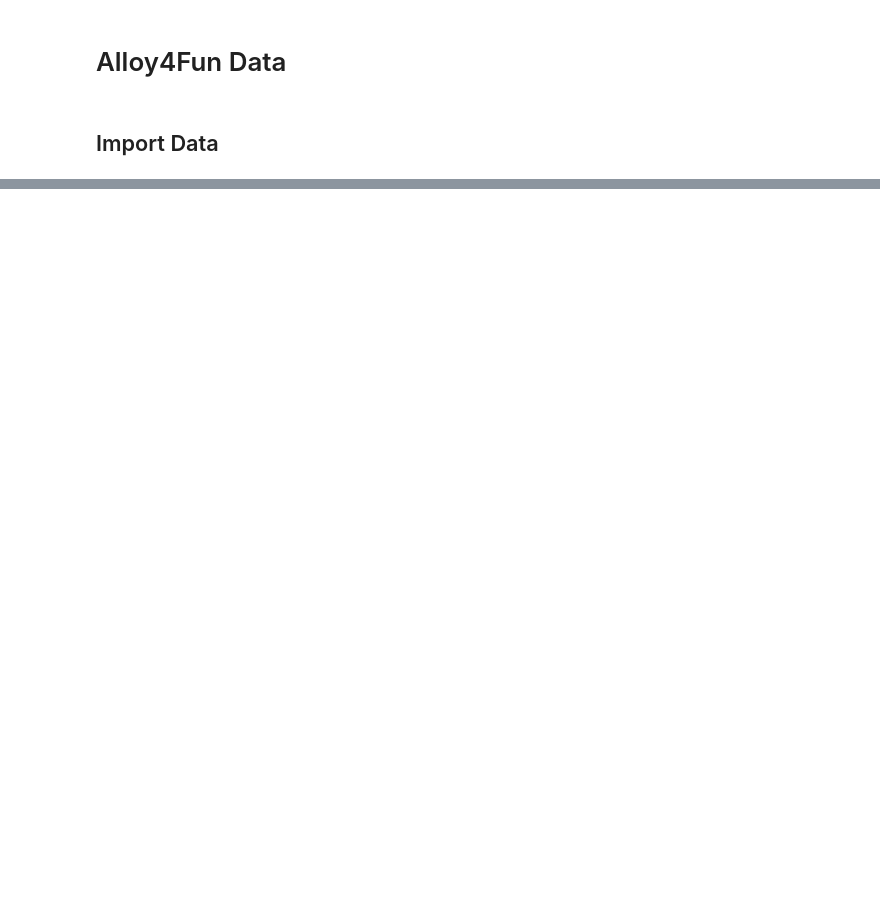
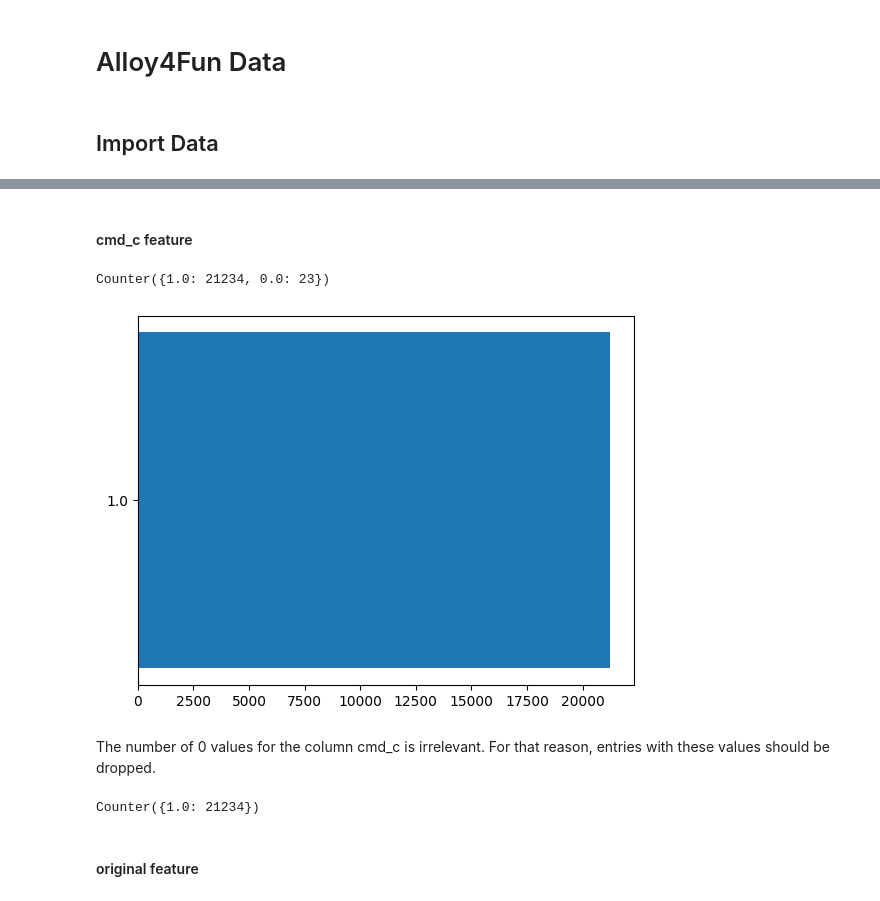
Before and after one commit to anaines14/HiGenA, a Jupyter notebook: notebook.ipynb, the cells around one changed output, grey strips where cells are left out. Drawn from its saved outputs; the diff is of its cells as text; code cells hidden in the pictures; blank space fills up the shorter version.

```diff
--- a/notebook.ipynb
+++ b/notebook.ipynb
@@ -37,0 +49,50 @@ Imported zRAn69AocpkmxXZnW.json.
+# %% [markdown]
+#### cmd_c feature
+# %%
+import collections
+import matplotlib.pyplot as plt
+
+def countValues(dict, col):
+    # Count the values in a column
+    # df: dataframe
+    # col: column to count
+    # return: dataframe with the counts
+    totalCount = collections.Counter()
+
+    for df in dict.values():
+        count = df[col].value_counts().to_dict()
+        totalCount.update(count)
+
+    return totalCount
+
+# Count the different values in the cmd_c column across all the dataframes
+print(countValues(dict, 'cmd_c'))
+
+plt.barh([str(k) for k in counter.keys()], counter.values())
+plt.show()
+# %% [output]
+Counter({1.0: 21234, 0.0: 23})
+[figure, added]
+# %% [markdown]
+The number of 0 values for the column cmd_c is irrelevant. For that reason, entries with these values should be dropped.
+# %%
+# Remove the rows with the value 0 in the cmd_c column
+
+def operateDFs(dict, op, arg):
+    # Apply an operation to all the dataframes in a dictionary
+    # dict: dictionary of dataframes
+    # op: operation to perform on the dataframes
+    # arg: argument to pass to the operation
+    # return: dictionary of dataframe with the operation applied
+    for v in dict.values():
+        op(v, arg)
+
+dropRows = (lambda df, arg: df.drop(df[df[arg] == 0].index, inplace=True))
+operateDFs(dict, dropRows, 'cmd_c')
+
+# Count the different valued in the cmd_c column
+print(countValues(dict, 'cmd_c'))
+# %% [output]
+Counter({1.0: 21234})
+# %% [markdown]
+#### original feature
```
Also changed, not shown: parts of 11 cells of this notebook.
